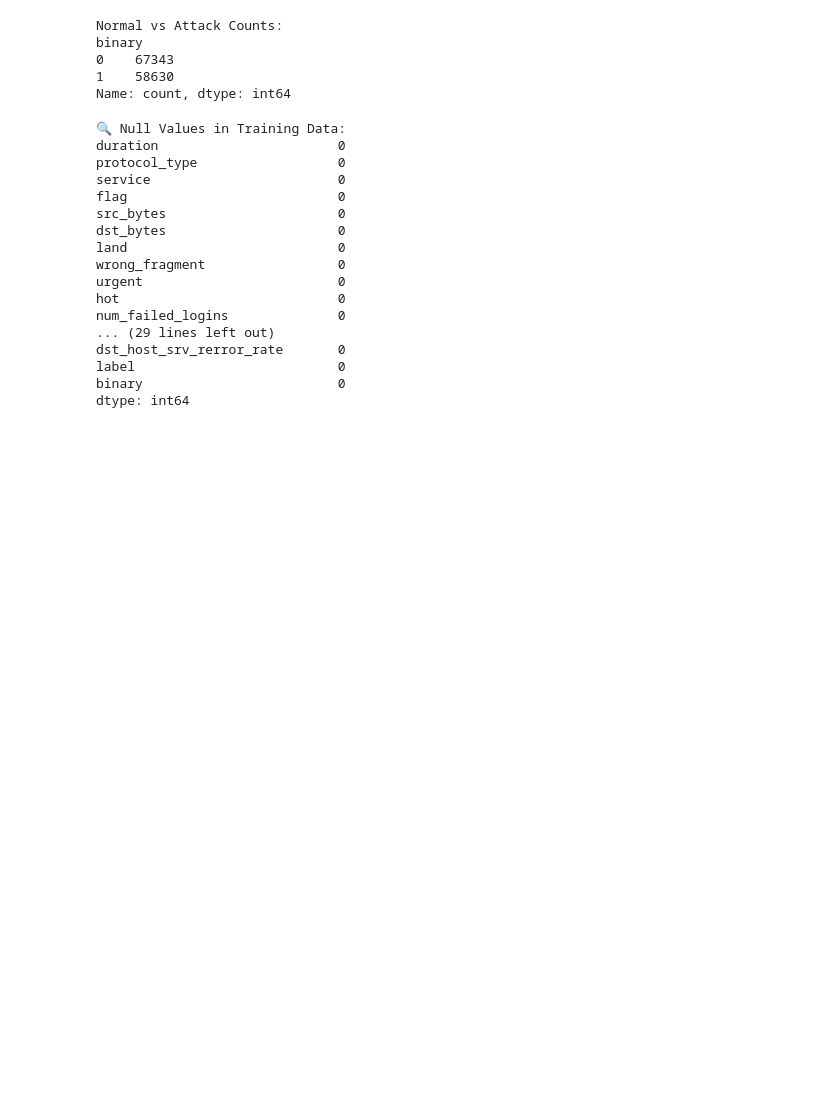
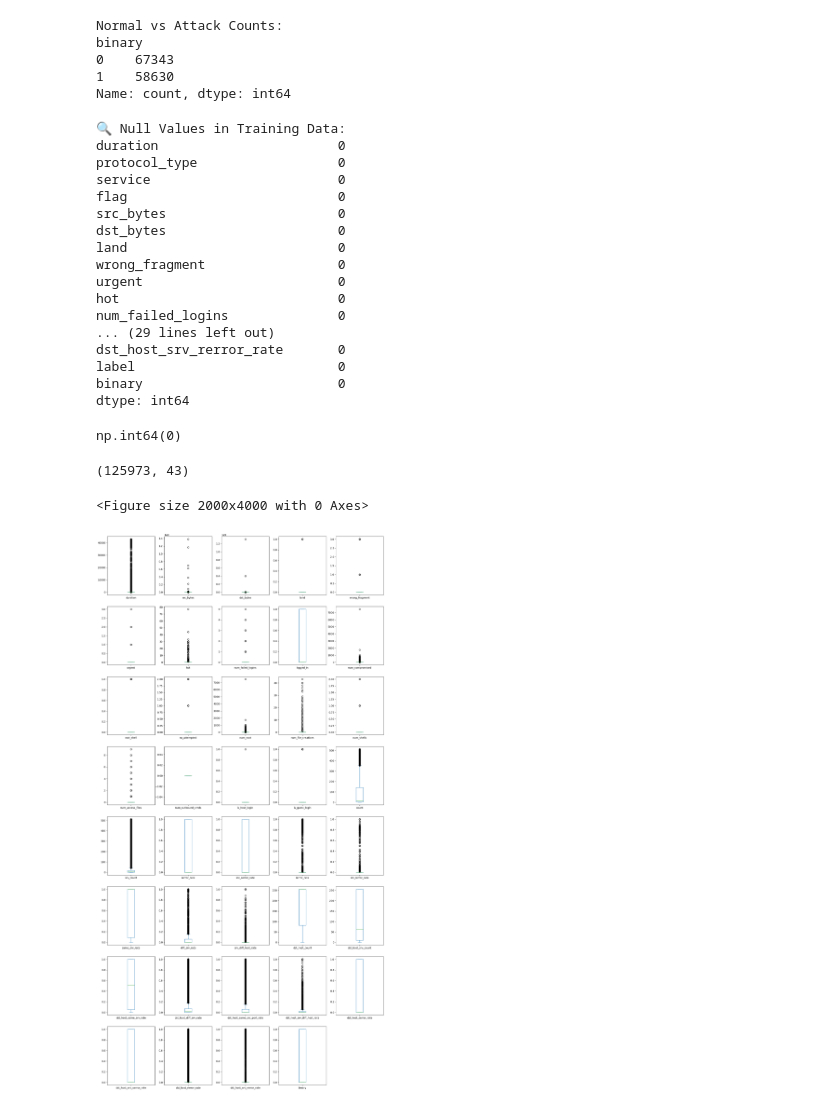
Before and after one commit to SanjushreePB/Breast-cancer-classification-using-ML, a Jupyter notebook: main.ipynb, the cells around one changed output. Cells and saved outputs as stored; diff of their text form; code cells hidden in the pictures; blank space fills up the shorter version.

```diff
--- a/main.ipynb
+++ b/main.ipynb
@@ -189,3 +189,18 @@ dst_host_srv_rerror_rate       0
 label                          0
 binary                         0
 dtype: int64
+# %%
+train_df.duplicated().sum()
+# %% [output]
+np.int64(0)
+# %%
+train_df.shape
+# %% [output]
+(125973, 43)
+# %%
+plt.figure(figsize=(20, 40))
+train_df.plot(kind='box', subplots=True, layout=(8, 5), figsize=(20, 40))
+plt.show()
+# %% [output]
+<Figure size 2000x4000 with 0 Axes>
+[figure, added]
```
Also changed, not shown: parts of 12 cells of this notebook.
